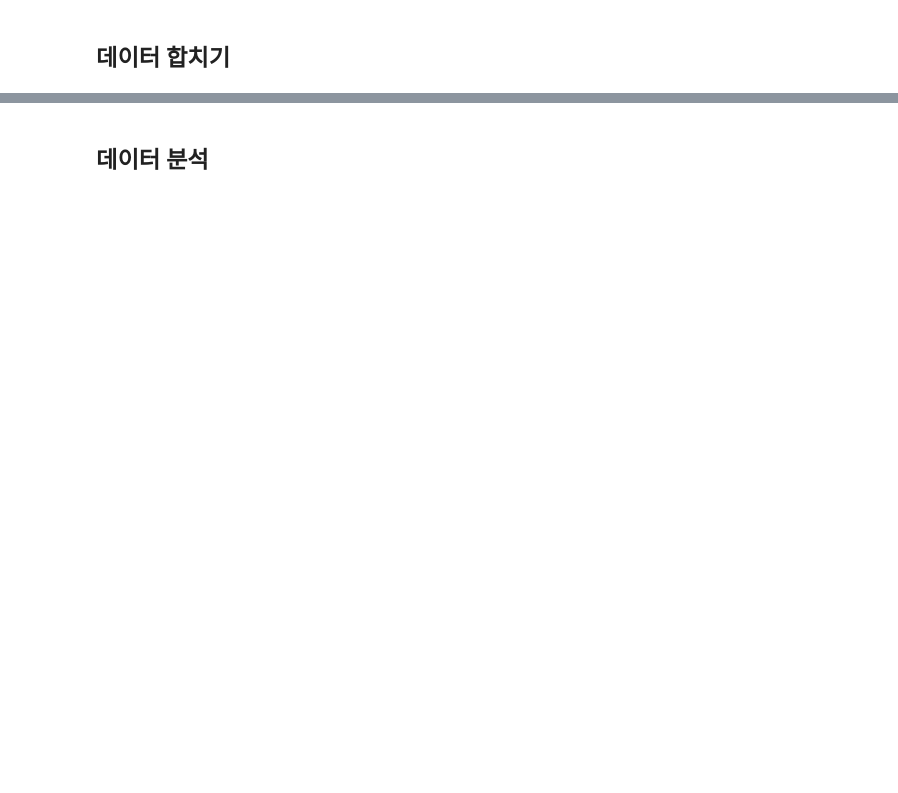
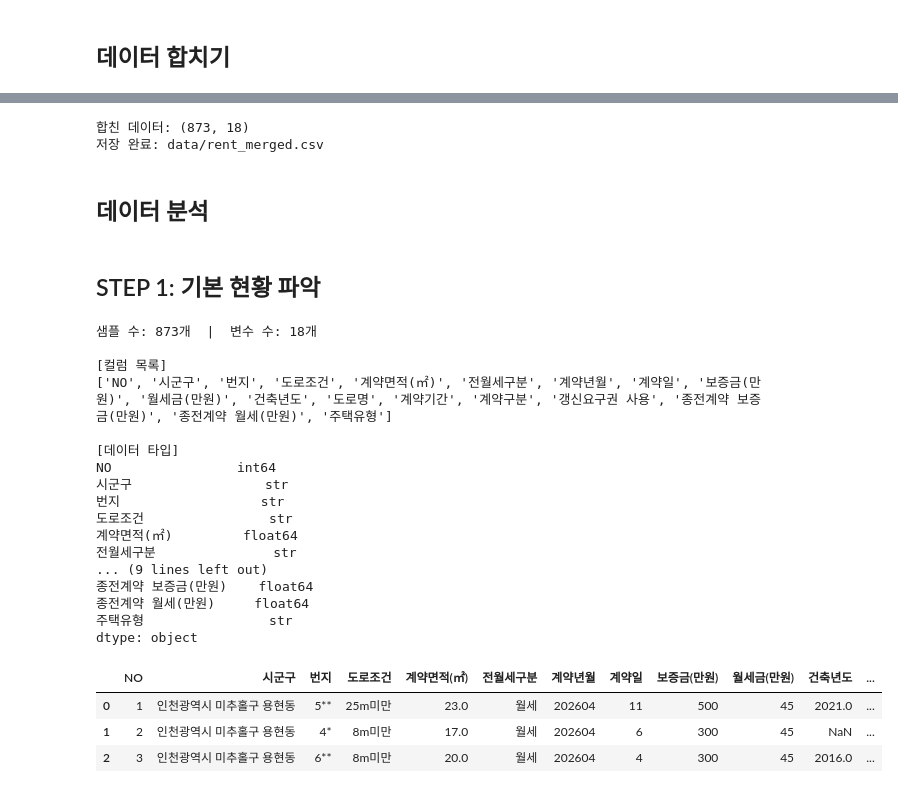
Before and after one commit to kangwook-kim02/InhaHouse, a Jupyter notebook: main.ipynb, the cells around one changed output, grey strips where cells are left out. Cells and saved outputs as stored; diff of their text form; code cells hidden in the pictures; blank space fills up the shorter version.

```diff
--- a/main.ipynb
+++ b/main.ipynb
@@ -30,2 +33,11 @@ print('저장 완료: data/rent_merged.csv')
+# %%
+df = pd.concat([df1, df2], ignore_index=True)
+print('합친 데이터:', df.shape)
+df.head()
+df.to_csv('data/rent_merged.csv', index=False, encoding='utf-8-sig')
+print('저장 완료: data/rent_merged.csv')
+# %% [output]
+합친 데이터: (873, 18)
+저장 완료: data/rent_merged.csv
 # %% [markdown]
 ## 데이터 분석
@@ -31,0 +75,30 @@ print('저장 완료: data/rent_merged.csv')
+# %% [markdown]
+## STEP 1: 기본 현황 파악
+# %%
+print(f"샘플 수: {df.shape[0]:,}개  |  변수 수: {df.shape[1]}개")
+print(f"\n[컬럼 목록]\n{df.columns.tolist()}")
+print("\n[데이터 타입]")
+print(df.dtypes)
+df.head(3)
+# %% [output]
+샘플 수: 873개  |  변수 수: 18개
+
+[컬럼 목록]
+['NO', '시군구', '번지', '도로조건', '계약면적(㎡)', '전월세구분', '계약년월', '계약일', '보증금(만원)', '월세금(만원)', '건축년도', '도로명', '계약기간', '계약구분', '갱신요구권 사용', '종전계약 보증금(만원)', '종전계약 월세(만원)', '주택유형']
+
+[데이터 타입]
+NO                int64
+시군구                 str
+번지                  str
+도로조건                str
+계약면적(㎡)         float64
+전월세구분               str
+... (9 lines left out)
+종전계약 보증금(만원)    float64
+종전계약 월세(만원)     float64
+주택유형                str
+dtype: object
+|  | NO | 시군구 | 번지 | 도로조건 | 계약면적(㎡) | 전월세구분 | 계약년월 | 계약일 | 보증금(만원) | 월세금(만원) | 건축년도 | ... |
+| 0 | 1 | 인천광역시 미추홀구 용현동 | 5** | 25m미만 | 23.0 | 월세 | 202604 | 11 | 500 | 45 | 2021.0 | ... |
+| 1 | 2 | 인천광역시 미추홀구 용현동 | 4* | 8m미만 | 17.0 | 월세 | 202604 | 6 | 300 | 45 | NaN | ... |
+| 2 | 3 | 인천광역시 미추홀구 용현동 | 6** | 8m미만 | 20.0 | 월세 | 202604 | 4 | 300 | 45 | 2016.0 | ... |
```
Also changed, not shown: parts of 17 cells of this notebook.
